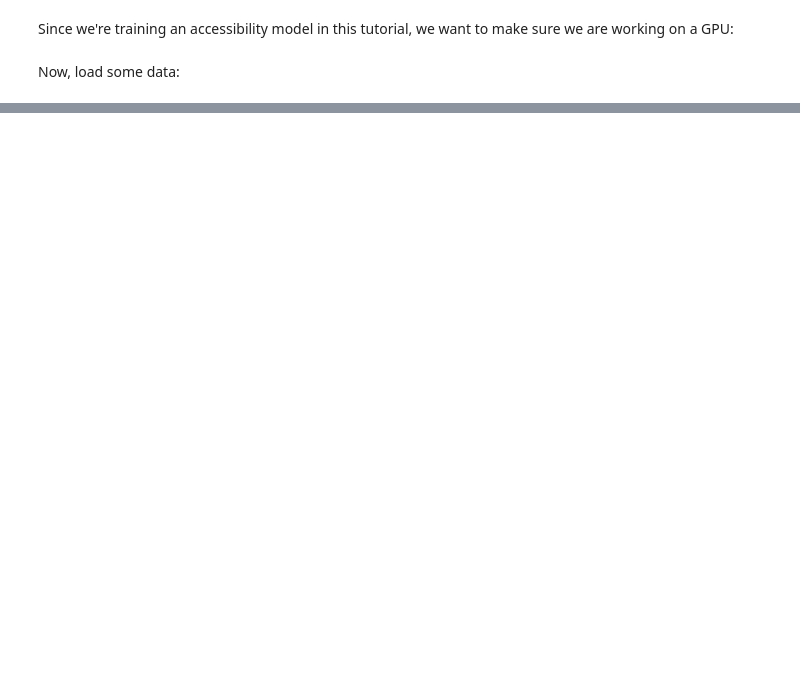
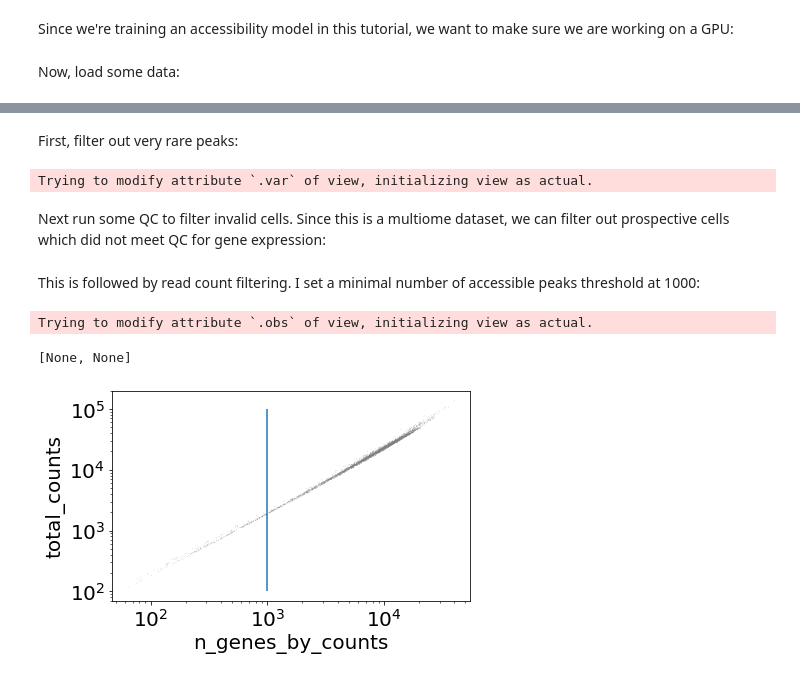
Before and after one commit to cistrome/MIRA, a Jupyter notebook: docs/source/notebooks/tutorial_atlas_integration.ipynb, the cells around one changed output, grey strips where cells are left out. Drawn from its saved outputs; the diff is of its cells as text; code cells hidden in the pictures; blank space fills up the shorter version.

```diff
--- a/docs/source/notebooks/tutorial_atlas_integration.ipynb
+++ b/docs/source/notebooks/tutorial_atlas_integration.ipynb
@@ -69,0 +57,8 @@ For smaller datasets, please use the "dirichlet" latent space, and use the tuner
+# %% [markdown]
+First, filter out very rare peaks:
+# %%
+sc.pp.filter_genes(data, min_cells = 30)
+# %% [output]
+Trying to modify attribute `.var` of view, initializing view as actual.
+# %% [markdown]
+Next run some QC to filter invalid cells. Since this is a multiome dataset, we can filter out prospective cells which did not meet QC for gene expression:
@@ -69,0 +70,17 @@ For smaller datasets, please use the "dirichlet" latent space, and use the tuner
+# %% [markdown]
+This is followed by read count filtering. I set a minimal number of accessible peaks threshold at 1000:
+# %%
+sc.pp.calculate_qc_metrics(data, inplace=True, log1p=False)
+
+ax = sc.pl.scatter(data,
+              x = 'n_genes_by_counts',
+              y = 'total_counts',
+              show = False,
+              size = 1,
+             )
+ax.vlines(1000, 100, 1e5)
+ax.set(xscale = 'log', yscale = 'log')
+# %% [output]
+Trying to modify attribute `.obs` of view, initializing view as actual.
+[None, None]
+[figure, added]
```
Also changed, not shown: parts of 50 cells of this notebook, 7 other files.
